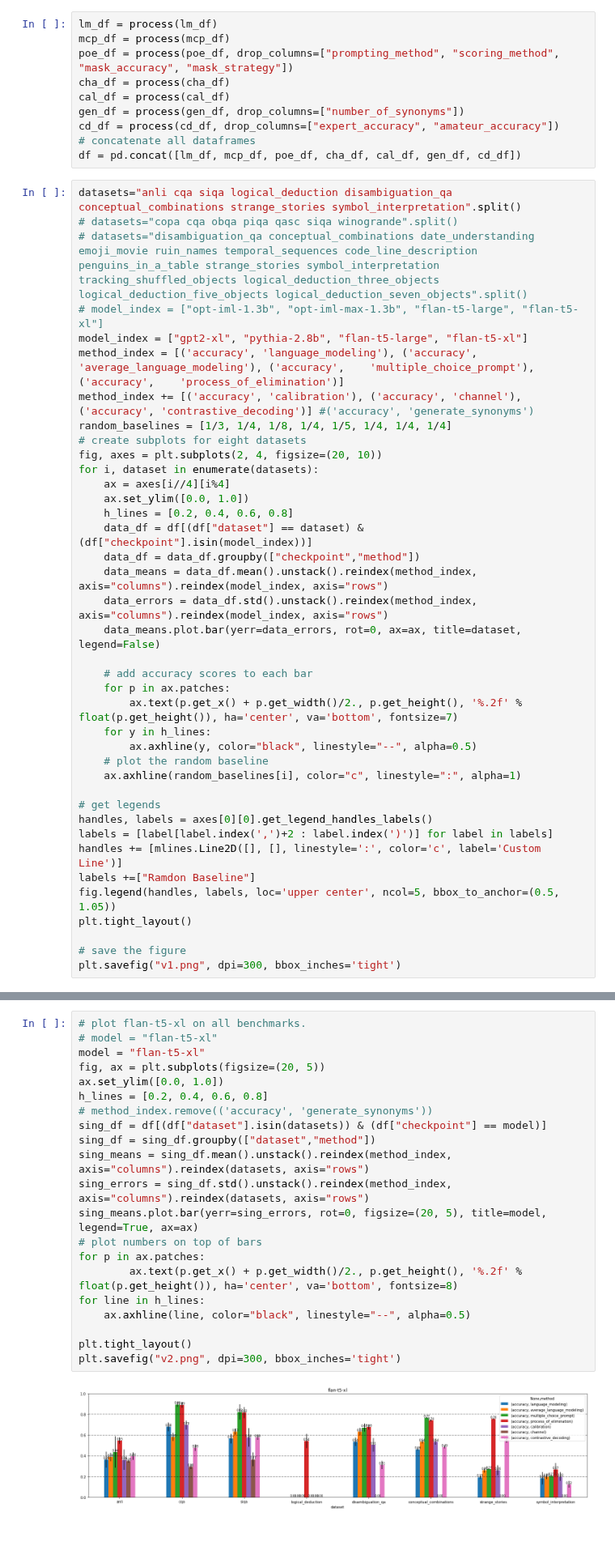
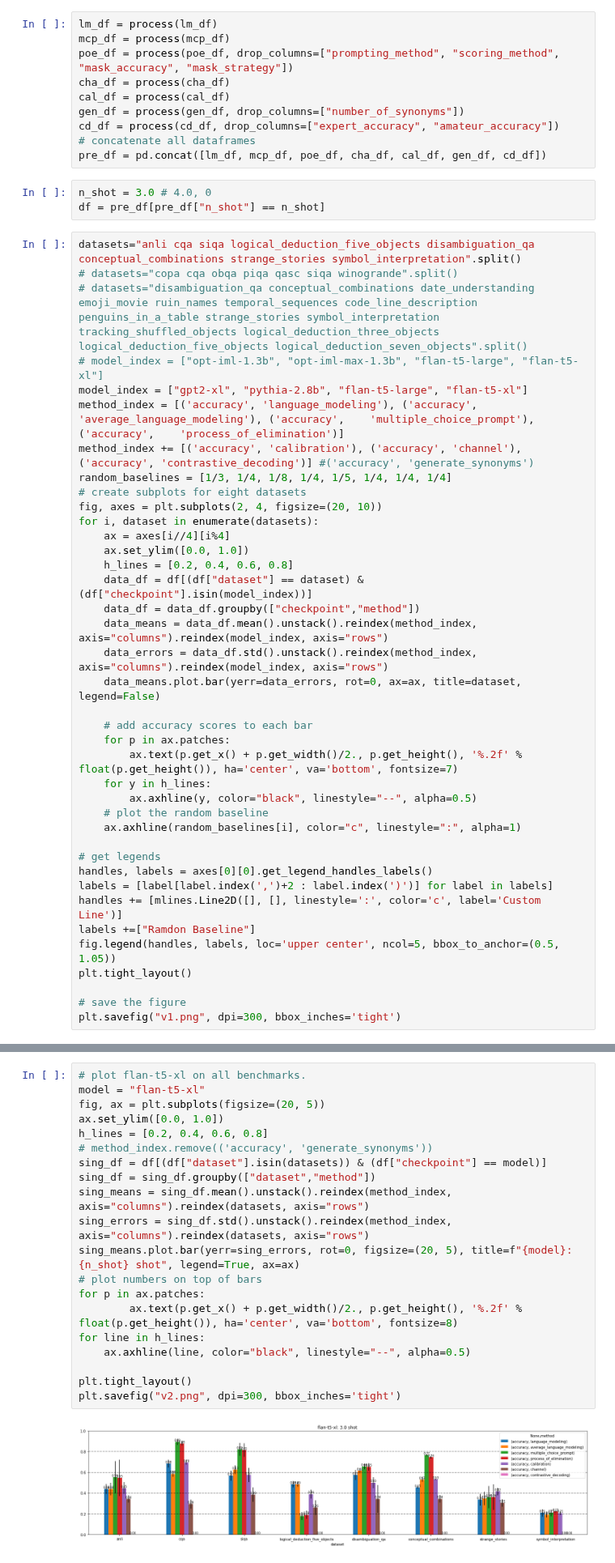
Before and after one commit to KasMasVan/csr_exp_resource_index, a Jupyter notebook: results/visualize.ipynb, the cells around one changed output, grey strips where cells are left out. Shown at 81% size. Drawn from its saved outputs; the diff is of its cells as text; blank space fills up the shorter version.

Commit message:
Working on few-shot

```diff
--- a/results/visualize.ipynb
+++ b/results/visualize.ipynb
@@ -42,9 +42,12 @@ cal_df = process(cal_df)
 gen_df = process(gen_df, drop_columns=["number_of_synonyms"])
 cd_df = process(cd_df, drop_columns=["expert_accuracy", "amateur_accuracy"])
 # concatenate all dataframes
-df = pd.concat([lm_df, mcp_df, poe_df, cha_df, cal_df, gen_df, cd_df])
+pre_df = pd.concat([lm_df, mcp_df, poe_df, cha_df, cal_df, gen_df, cd_df])
+# %%
+n_shot = 3.0 # 4.0, 0
+df = pre_df[pre_df["n_shot"] == n_shot]
 # %%
-datasets="anli cqa siqa logical_deduction disambiguation_qa conceptual_combinations strange_stories symbol_interpretation".split()
+datasets="anli cqa siqa logical_deduction_five_objects disambiguation_qa conceptual_combinations strange_stories symbol_interpretation".split()
 # datasets="copa cqa obqa piqa qasc siqa winogrande".split()
 # datasets="disambiguation_qa conceptual_combinations date_understanding emoji_movie ruin_names temporal_sequences code_line_description penguins_in_a_table strange_stories symbol_interpretation tracking_shuffled_objects logical_deduction_three_objects logical_deduction_five_objects logical_deduction_seven_objects".split()
 # model_index = ["opt-iml-1.3b", "opt-iml-max-1.3b", "flan-t5-large", "flan-t5-xl"]
@@ -87,26 +90,25 @@ plt.savefig("v1.png", dpi=300, bbox_inches='tight')
 # %%
 # plot flan-t5-xl on all benchmarks.
-# model = "flan-t5-xl"
 model = "flan-t5-xl"
 fig, ax = plt.subplots(figsize=(20, 5))
 ax.set_ylim([0.0, 1.0])
 h_lines = [0.2, 0.4, 0.6, 0.8]
 # method_index.remove(('accuracy', 'generate_synonyms'))
 sing_df = df[(df["dataset"].isin(datasets)) & (df["checkpoint"] == model)]
 sing_df = sing_df.groupby(["dataset","method"])
 sing_means = sing_df.mean().unstack().reindex(method_index, axis="columns").reindex(datasets, axis="rows")
 sing_errors = sing_df.std().unstack().reindex(method_index, axis="columns").reindex(datasets, axis="rows")
-sing_means.plot.bar(yerr=sing_errors, rot=0, figsize=(20, 5), title=model, legend=True, ax=ax)
+sing_means.plot.bar(yerr=sing_errors, rot=0, figsize=(20, 5), title=f"{model}: {n_shot} shot", legend=True, ax=ax)
 # plot numbers on top of bars
 for p in ax.patches:
         ax.text(p.get_x() + p.get_width()/2., p.get_height(), '%.2f' % float(p.get_height()), ha='center', va='bottom', fontsize=8)
 for line in h_lines:
     ax.axhline(line, color="black", linestyle="--", alpha=0.5)
 
 plt.tight_layout()
 plt.savefig("v2.png", dpi=300, bbox_inches='tight')
 # %% [output]
-[figure, old version]
+[figure, new version]
 # %%
 models = ["facebook/opt-iml-1.3b", "facebook/opt-iml-max-1.3b", "google/flan-t5-large", "google/flan-t5-xl"]
 method_index = [('accuracy', 'language_modeling'), ('accuracy', 'average_language_modeling'), ('accuracy',    'multiple_choice_prompt'), ('accuracy',    'process_of_elimination')]
```
Also changed, not shown: parts of 1 cell of this notebook, 10 other files.
